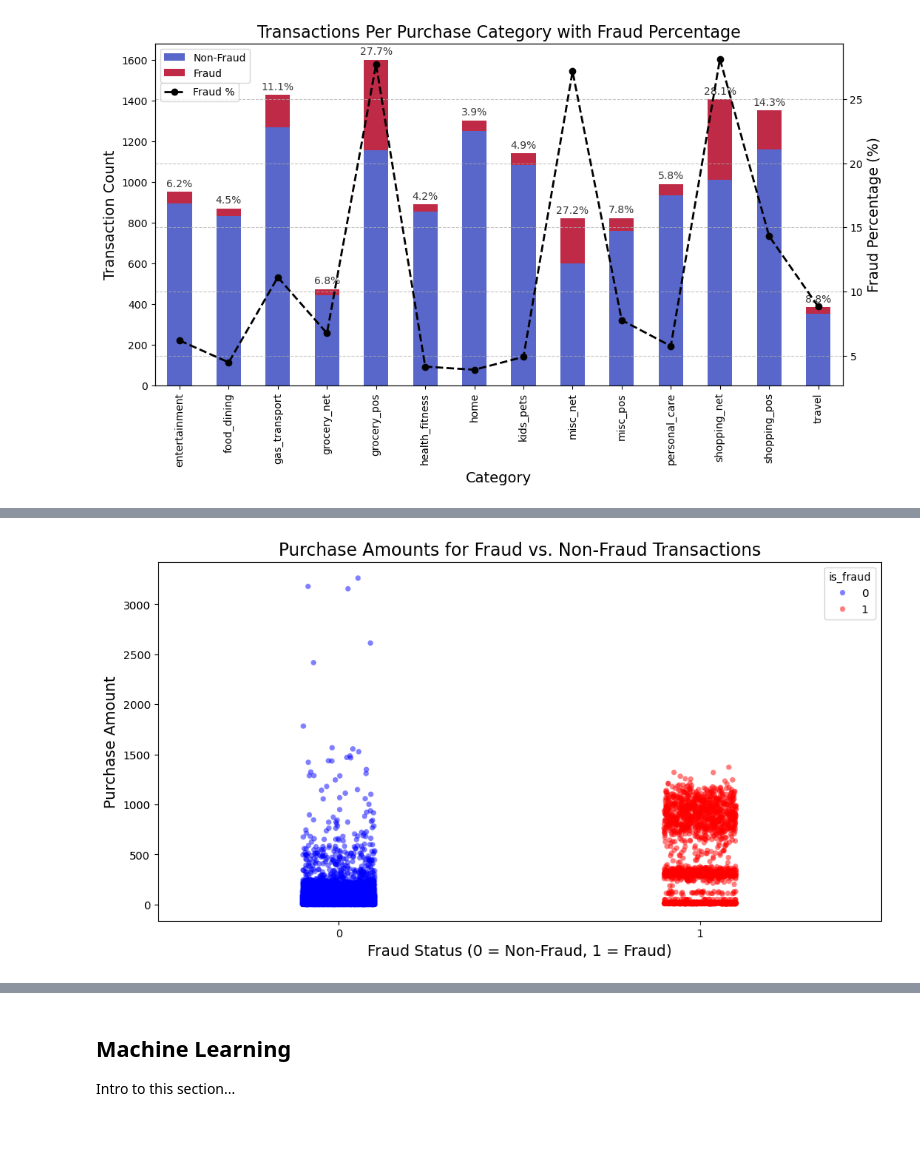
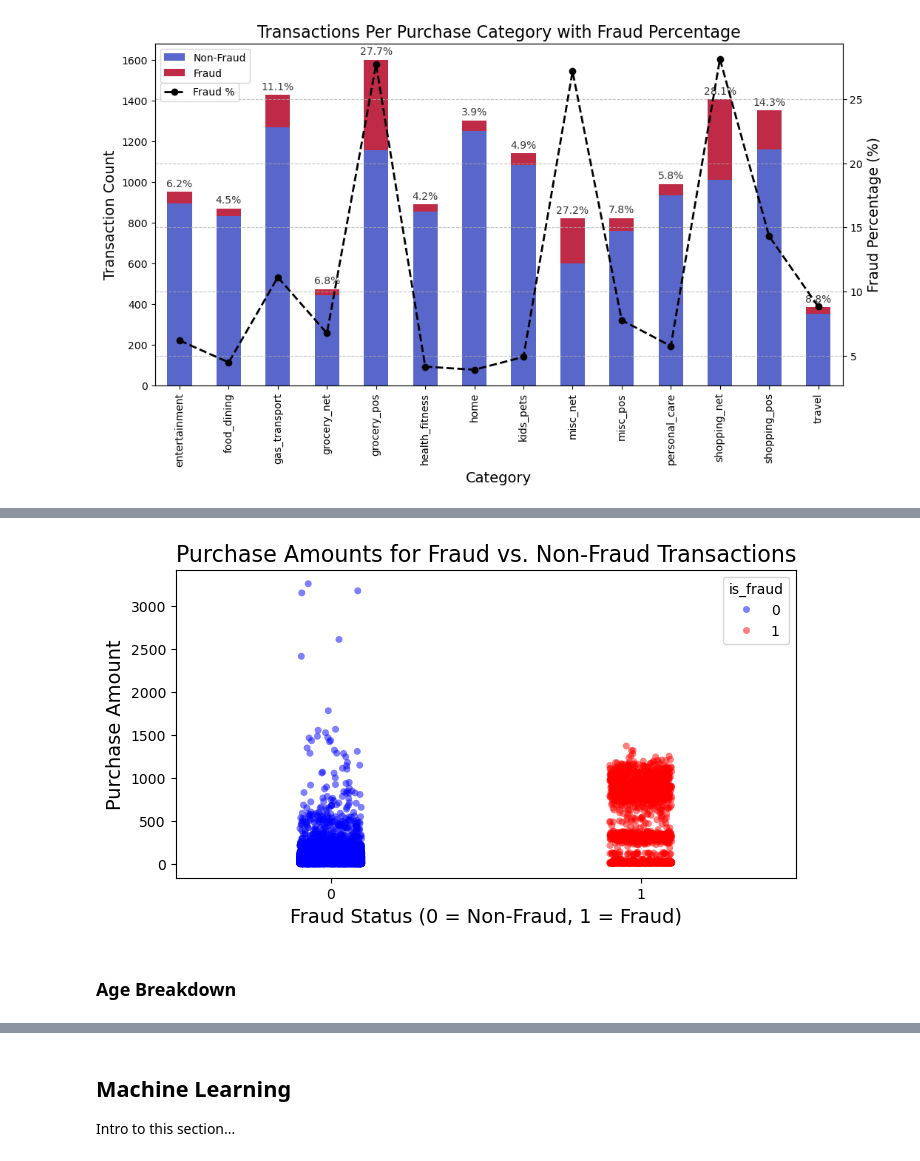
Before and after one commit to maddiegross7/325-Final-Project, a Jupyter notebook: Final_Project_RegularlyScheduledProgramming.ipynb, the cells around one changed output, grey strips where cells are left out. Saved outputs shown, nothing was run; the diff lists cells and outputs as text; code cells hidden in the pictures; blank space fills up the shorter version.

```diff
--- a/Final_Project_RegularlyScheduledProgramming.ipynb
+++ b/Final_Project_RegularlyScheduledProgramming.ipynb
@@ -340,12 +338,14 @@ plt.show()
 # %%
-plt.figure(figsize=(12, 6))
+plt.figure(figsize=(8, 4))
 
 sns.stripplot(data=df_time, x="is_fraud", y="amt", hue="is_fraud", jitter=True, alpha=0.5, palette={0: "blue", 1: "red"})
 
 plt.xlabel("Fraud Status (0 = Non-Fraud, 1 = Fraud)", fontsize=14)
 plt.ylabel("Purchase Amount", fontsize=14)
 plt.title("Purchase Amounts for Fraud vs. Non-Fraud Transactions", fontsize=16)
 
 plt.show()
 # %% [output]
-[figure, old version]
+[figure, new version]
+# %% [markdown]
+### Age Breakdown
```
Also changed, not shown: parts of 32 cells of this notebook.
